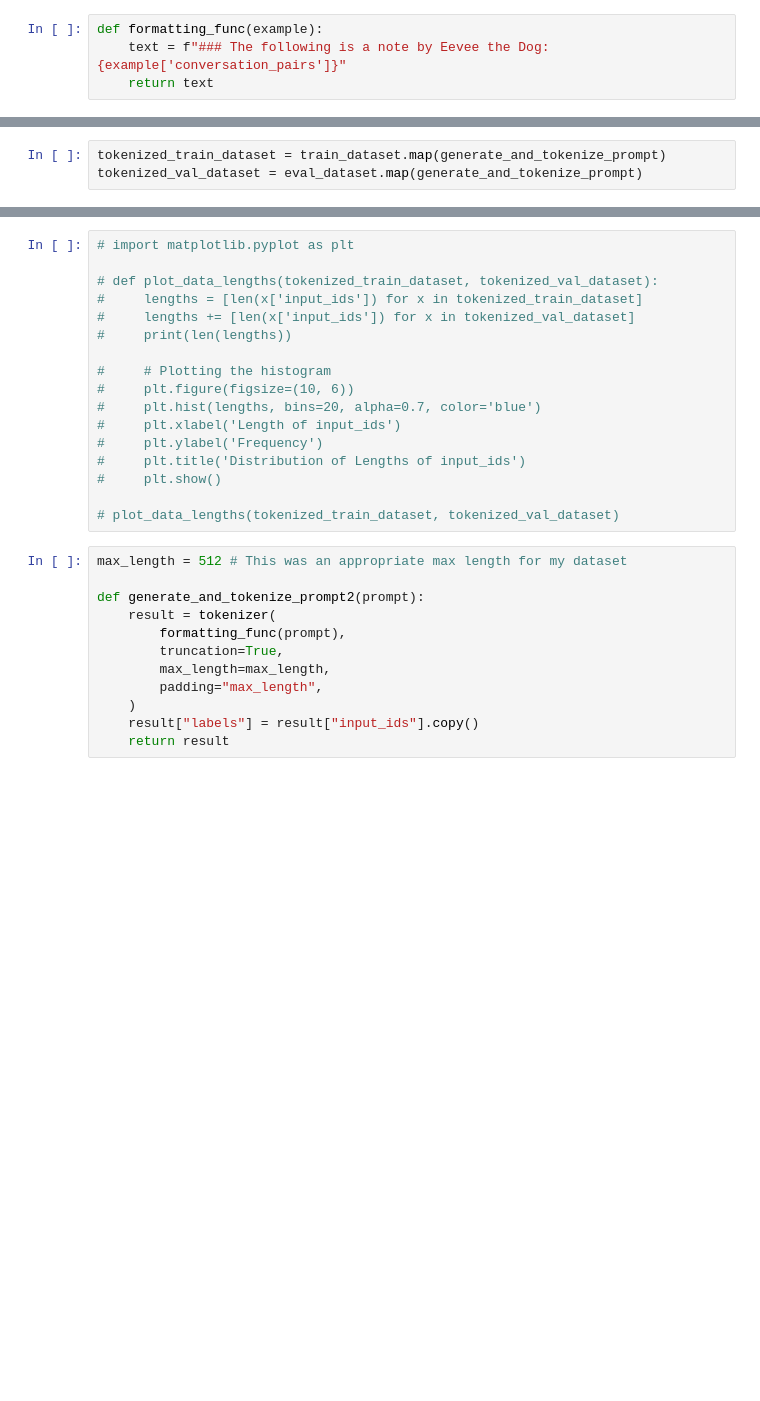
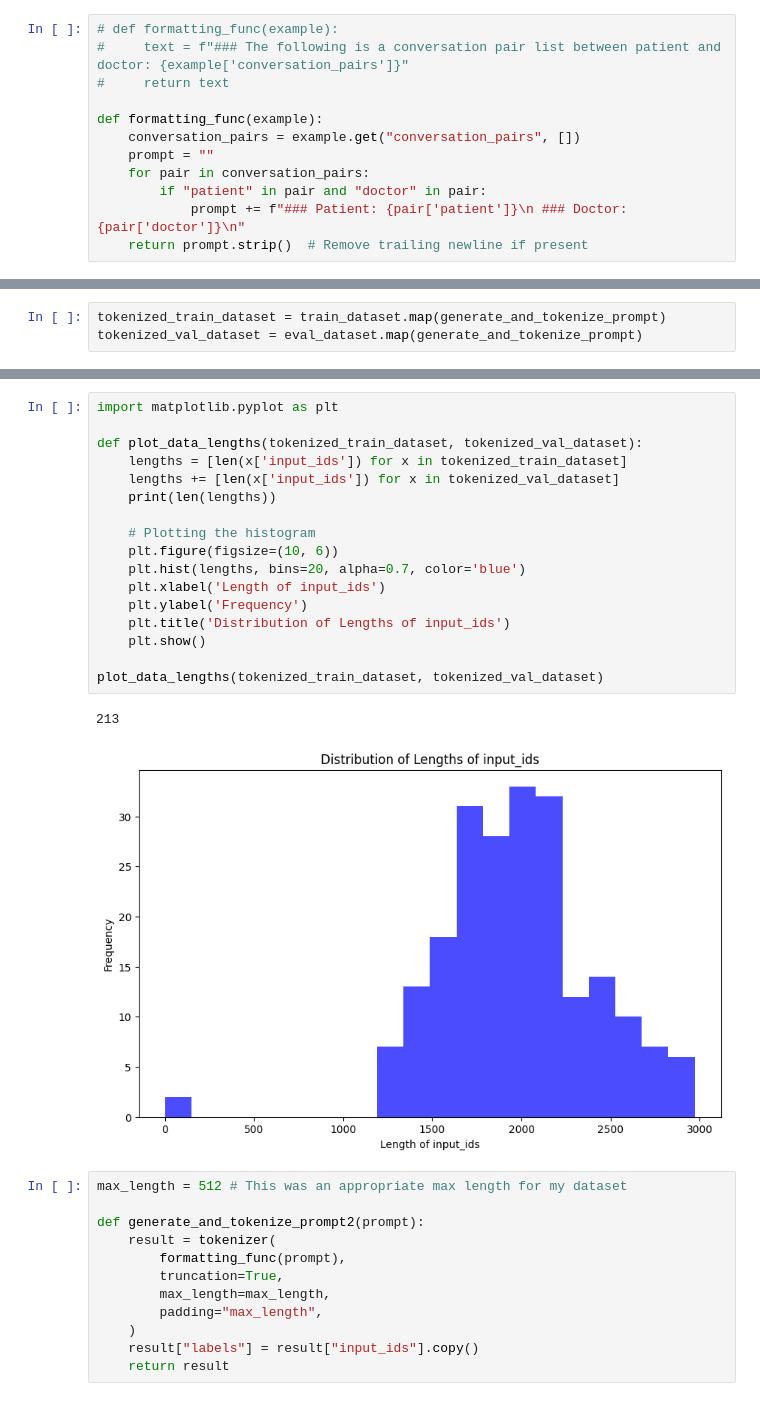
Before and after one commit to AzmayenSabil/llama2-GGML-MedAid-Thesis, a Jupyter notebook: Model-4/medaid-llm-phi2.ipynb, the cells around one changed output, grey strips where cells are left out. Cells and saved outputs as stored; diff of their text form; blank space fills up the shorter version.

```diff
--- a/Model-4/medaid-llm-phi2.ipynb
+++ b/Model-4/medaid-llm-phi2.ipynb
@@ -40,9 +47,17 @@ eval_dataset = load_dataset('json', data_files='test_conversation_data.jsonl', s
 # %% [markdown]
 **Formatting prompts**
-# %%
-def formatting_func(example):
-    text = f"### The following is a note by Eevee the Dog: {example['conversation_pairs']}"
-    return text
+# %%
+# def formatting_func(example):
+#     text = f"### The following is a conversation pair list between patient and doctor: {example['conversation_pairs']}"
+#     return text
+
+def formatting_func(example):
+    conversation_pairs = example.get("conversation_pairs", [])
+    prompt = ""
+    for pair in conversation_pairs:
+        if "patient" in pair and "doctor" in pair:
+            prompt += f"### Patient: {pair['patient']}\n ### Doctor: {pair['doctor']}\n"
+    return prompt.strip()  # Remove trailing newline if present
 # %% [markdown]
 **Load Base Model**
 # %%
@@ -103,20 +109,23 @@ Note: you may need to restart the kernel to use updated packages.
 # %%
-# import matplotlib.pyplot as plt
+import matplotlib.pyplot as plt
 
-# def plot_data_lengths(tokenized_train_dataset, tokenized_val_dataset):
-#     lengths = [len(x['input_ids']) for x in tokenized_train_dataset]
-#     lengths += [len(x['input_ids']) for x in tokenized_val_dataset]
-#     print(len(lengths))
+def plot_data_lengths(tokenized_train_dataset, tokenized_val_dataset):
+    lengths = [len(x['input_ids']) for x in tokenized_train_dataset]
+    lengths += [len(x['input_ids']) for x in tokenized_val_dataset]
+    print(len(lengths))
 
-#     # Plotting the histogram
-#     plt.figure(figsize=(10, 6))
-#     plt.hist(lengths, bins=20, alpha=0.7, color='blue')
-#     plt.xlabel('Length of input_ids')
-#     plt.ylabel('Frequency')
-#     plt.title('Distribution of Lengths of input_ids')
-#     plt.show()
+    # Plotting the histogram
+    plt.figure(figsize=(10, 6))
+    plt.hist(lengths, bins=20, alpha=0.7, color='blue')
+    plt.xlabel('Length of input_ids')
+    plt.ylabel('Frequency')
+    plt.title('Distribution of Lengths of input_ids')
+    plt.show()
 
-# plot_data_lengths(tokenized_train_dataset, tokenized_val_dataset)
+plot_data_lengths(tokenized_train_dataset, tokenized_val_dataset)
+# %% [output]
+213
+[figure, added]
 # %%
 max_length = 512 # This was an appropriate max length for my dataset
 
```
Also changed, not shown: parts of 4 cells of this notebook, 1 other file.
